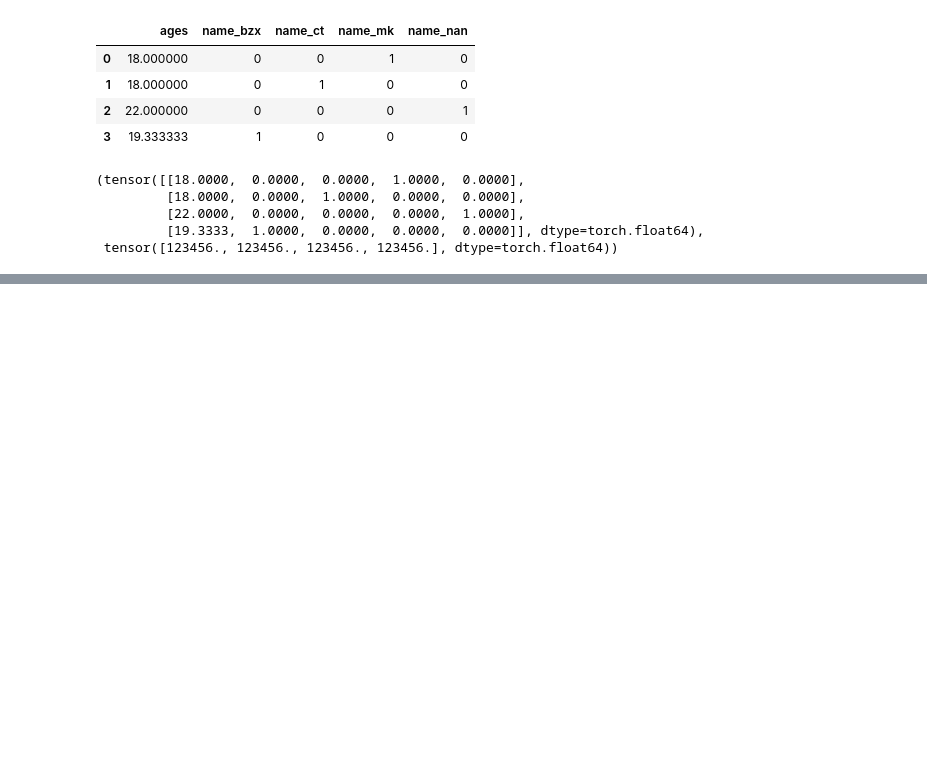
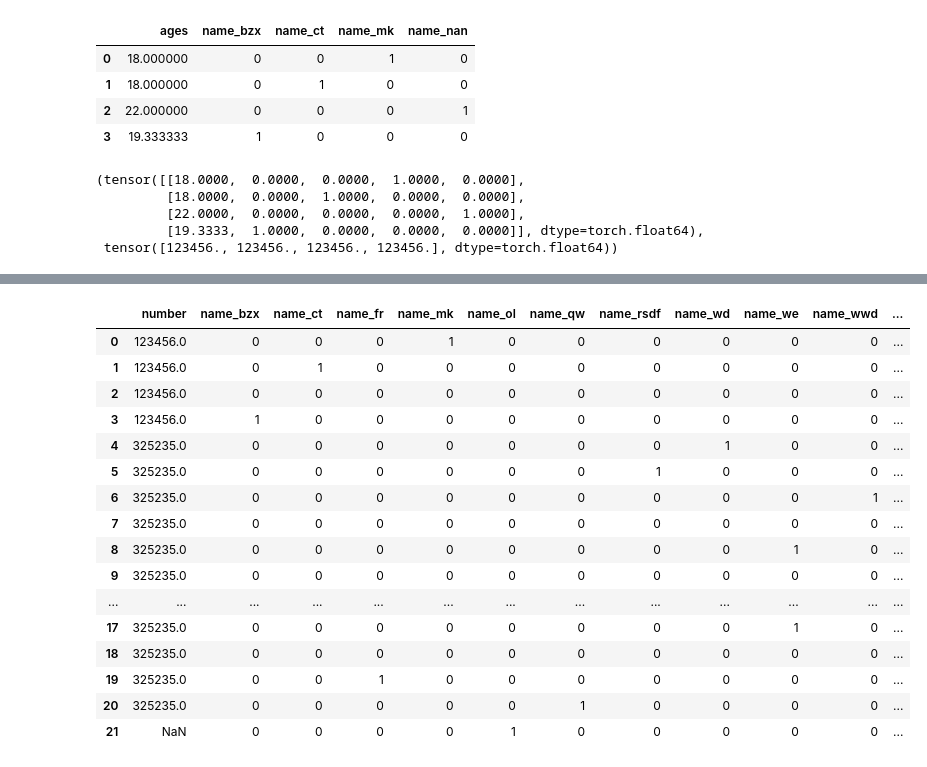
Before and after one commit to Alive-mk/DP, a Jupyter notebook: codes/data preprocessing.ipynb, the cells around one changed output, grey strips where cells are left out. Drawn from its saved outputs; the diff is of its cells as text; code cells hidden in the pictures; blank space fills up the shorter version.

```diff
--- a/codes/data preprocessing.ipynb
+++ b/codes/data preprocessing.ipynb
@@ -328,0 +348,3 @@ X,y
+# %%
+df = pd.read_csv(file_path)
+df.head()
@@ -328,0 +378,2 @@ X,y
+# %%
+df.iloc[11,1] = "NA"
@@ -328,0 +400,3 @@ X,y
+# %%
+import numpy as np
+df.iloc[11,1] = np.nan
@@ -328,0 +477,3 @@ X,y
+# %%
+df_missed_1 = df.drop(columns=df.isnull().sum().idxmax())
+df_missed_1
@@ -328,0 +498,21 @@ X,y
+# %%
+df_tensored_1 = pd.get_dummies(df_missed_1, dummy_na=True)
+df_tensored_1
+# %% [output]
+|  | number | name_bzx | name_ct | name_fr | name_mk | name_ol | name_qw | name_rsdf | name_wd | name_we | name_wwd | ... |
+| 0 | 123456.0 | 0 | 0 | 0 | 1 | 0 | 0 | 0 | 0 | 0 | 0 | ... |
+| 1 | 123456.0 | 0 | 1 | 0 | 0 | 0 | 0 | 0 | 0 | 0 | 0 | ... |
+| 2 | 123456.0 | 0 | 0 | 0 | 0 | 0 | 0 | 0 | 0 | 0 | 0 | ... |
+| 3 | 123456.0 | 1 | 0 | 0 | 0 | 0 | 0 | 0 | 0 | 0 | 0 | ... |
+| 4 | 325235.0 | 0 | 0 | 0 | 0 | 0 | 0 | 0 | 1 | 0 | 0 | ... |
+| 5 | 325235.0 | 0 | 0 | 0 | 0 | 0 | 0 | 1 | 0 | 0 | 0 | ... |
+| 6 | 325235.0 | 0 | 0 | 0 | 0 | 0 | 0 | 0 | 0 | 0 | 1 | ... |
+| 7 | 325235.0 | 0 | 0 | 0 | 0 | 0 | 0 | 0 | 0 | 0 | 0 | ... |
+| 8 | 325235.0 | 0 | 0 | 0 | 0 | 0 | 0 | 0 | 0 | 1 | 0 | ... |
+| 9 | 325235.0 | 0 | 0 | 0 | 0 | 0 | 0 | 0 | 0 | 0 | 0 | ... |
+| ... | ... | ... | ... | ... | ... | ... | ... | ... | ... | ... | ... | ... |
+| 17 | 325235.0 | 0 | 0 | 0 | 0 | 0 | 0 | 0 | 0 | 1 | 0 | ... |
+| 18 | 325235.0 | 0 | 0 | 0 | 0 | 0 | 0 | 0 | 0 | 0 | 0 | ... |
+| 19 | 325235.0 | 0 | 0 | 1 | 0 | 0 | 0 | 0 | 0 | 0 | 0 | ... |
+| 20 | 325235.0 | 0 | 0 | 0 | 0 | 0 | 1 | 0 | 0 | 0 | 0 | ... |
+| 21 | NaN | 0 | 0 | 0 | 0 | 1 | 0 | 0 | 0 | 0 | 0 | ... |
```
Also changed, not shown: parts of 12 cells of this notebook, 5 other files.
